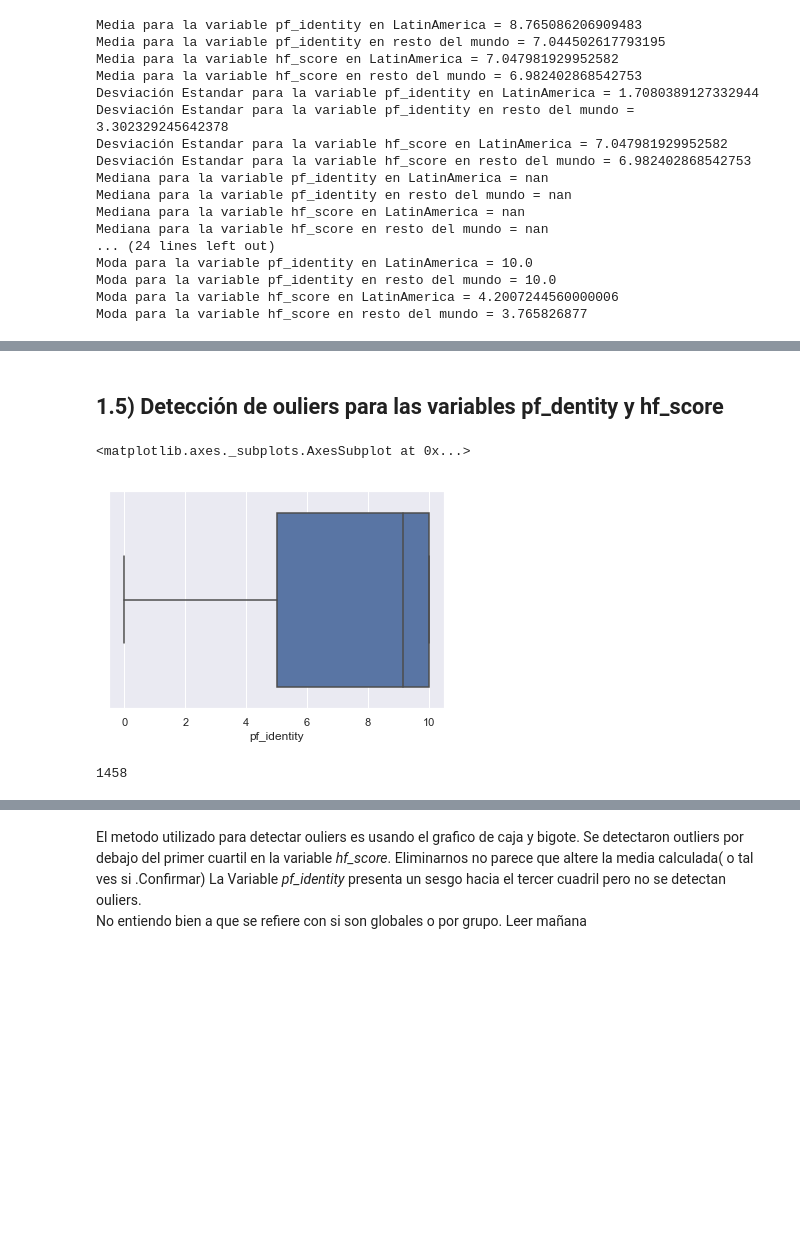
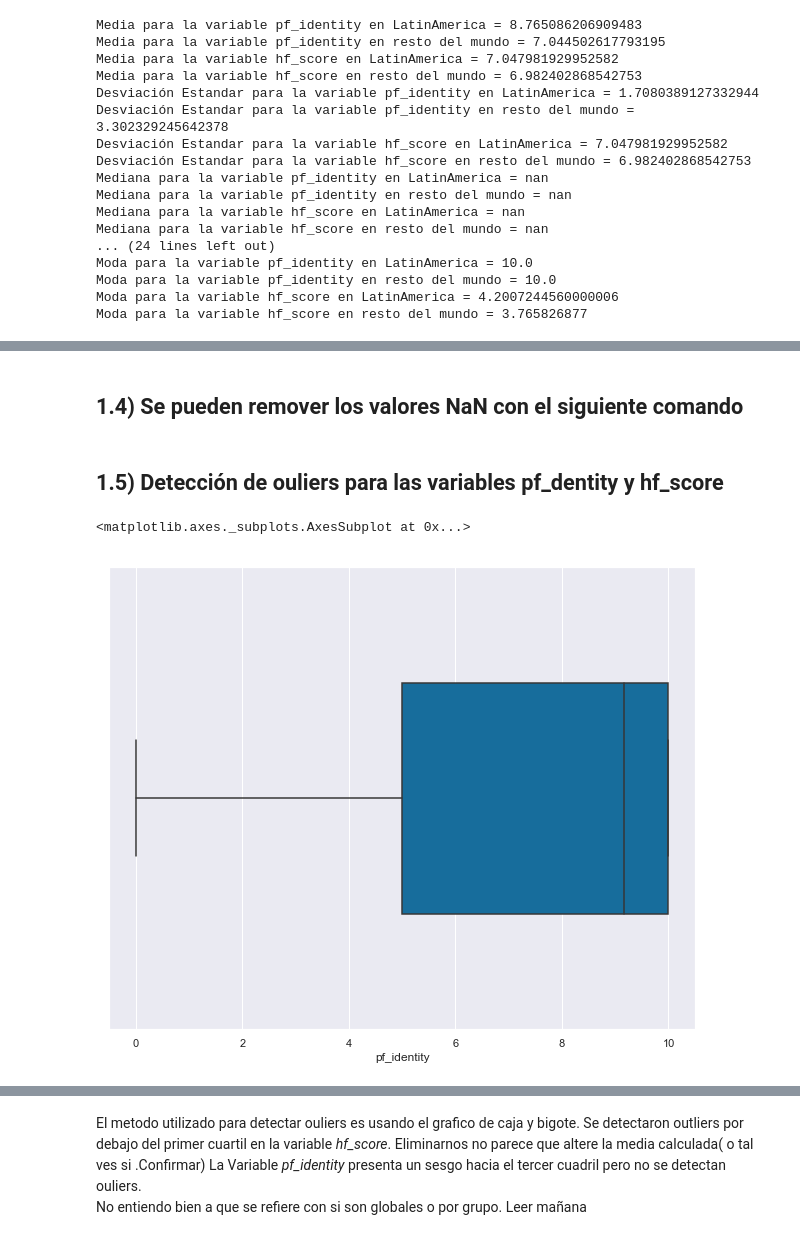
Before and after one commit to lvc0107/diplodatos, a Jupyter notebook: notebooks/practico1.ipynb, the cells around one changed output, grey strips where cells are left out. Cells and saved outputs as stored; diff of their text form; code cells hidden in the pictures; blank space fills up the shorter version.

```diff
--- a/notebooks/practico1.ipynb
+++ b/notebooks/practico1.ipynb
@@ -251,0 +252,2 @@ Moda para la variable hf_score en resto del mundo = 3.765826877
+# %% [markdown]
+## 1.4)  Se pueden remover los valores NaN con el siguiente comando
@@ -252,12 +256,11 @@ Moda para la variable hf_score en resto del mundo = 3.765826877
 # %% [markdown]
 ## 1.5) Detección de ouliers para las variables pf_dentity y hf_score
-# %%
-sns.boxplot(x=dataset['pf_identity'])
-# %% [output]
-<matplotlib.axes._subplots.AxesSubplot at 0x...>
-[figure, removed]
-# %%
-len(dataset)
-# %% [output]
-1458
+# %%
+dataset['pf_identity']
+sb.boxplot(x=dataset['pf_identity'], width=0.5, palette="colorblind", )
+#sb.boxplot(x=dataset['pf_identity'], data=dataset['pf_identity'],  width=0.5, palette="colorblind")
+#ax = sb.swarmplot(x=dataset['pf_identity'],color=".25")
+# %% [output]
+<matplotlib.axes._subplots.AxesSubplot at 0x...>
+[figure, added]
 # %%
```
Also changed, not shown: parts of 19 cells of this notebook.
